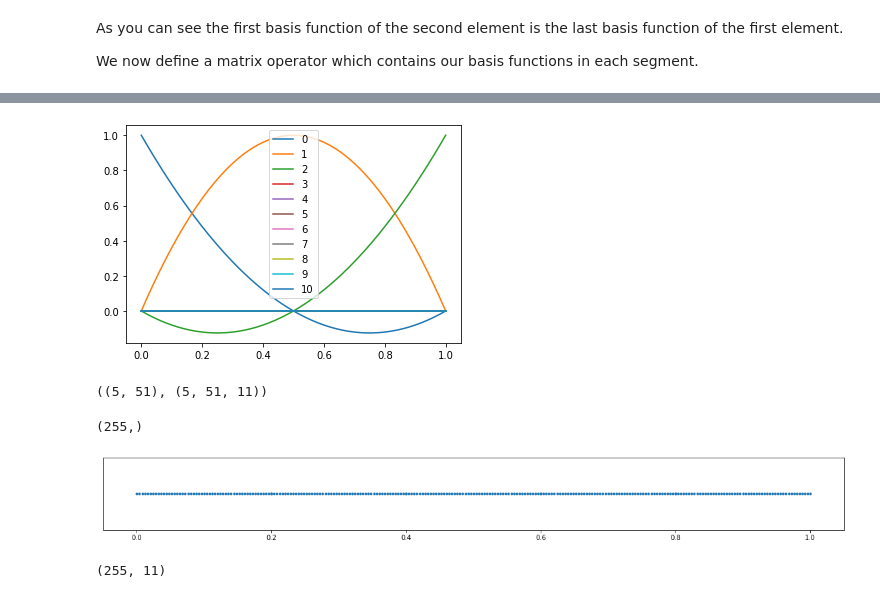
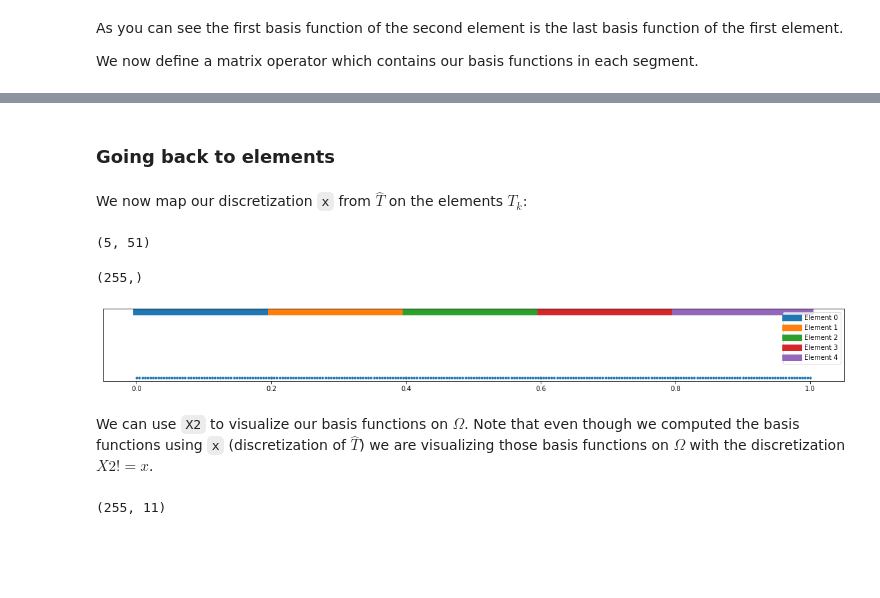
Before and after one commit to fandreuzzi-dssc/numerical-analysis, a Jupyter notebook: FEM_1d.ipynb, the cells around one changed output, grey strips where cells are left out. Cells and saved outputs as stored; diff of their text form; code cells hidden in the pictures; blank space fills up the shorter version.

Commit message:
improve plots, comments and explanations before last paragraph

```diff
--- a/FEM_1d.ipynb
+++ b/FEM_1d.ipynb
@@ -213,26 +253,32 @@ for k in range(M):
-# %%
-for i in range(B.shape[2]):
-    plt.plot(x,B[0,:,i], label=i)
-plt.legend()
-plt.show()
-# %% [output]
-[figure, removed]
+# %% [markdown]
+### Going back to elements
+# %% [markdown]
+We now map our discretization `x` from $\hat{T}$ on the elements $T_k$:
 # %%
+# Remark: vertices is the triangulation of Omega
+
 X = np.array([mapping(vertices, k)(x) for k in range(M)])
-X.shape, B.shape
+X.shape
 # %% [output]
-((5, 51), (5, 51, 11))
+(5, 51)
 # %%
 X2 = X.flatten()
 print(X2.shape)
 
 plt.figure(figsize=(20,2))
 plt.scatter(X2, np.zeros_like(X2), marker='.')
+
+for i in range(M):
+    plt.plot([vertices[i], vertices[i+1]], [0.1, 0.1], label='Element {}'.format(i), linewidth=10)
+
 plt.yticks([], [])
+plt.legend()
 plt.show()
 # %% [output]
 (255,)
-[figure, old version]
+[figure, new version]
+# %% [markdown]
+We can use `X2` to visualize our basis functions on $\Omega$. Note that even though we computed the basis functions using `x` (discretization of $\hat{T}$) we are visualizing those basis functions on $\Omega$ with the discretization $X2 != x$.
 # %%
 B2 = B.reshape((len(X2), -1))
 print(B2.shape)
```
Also changed, not shown: parts of 9 cells of this notebook.
